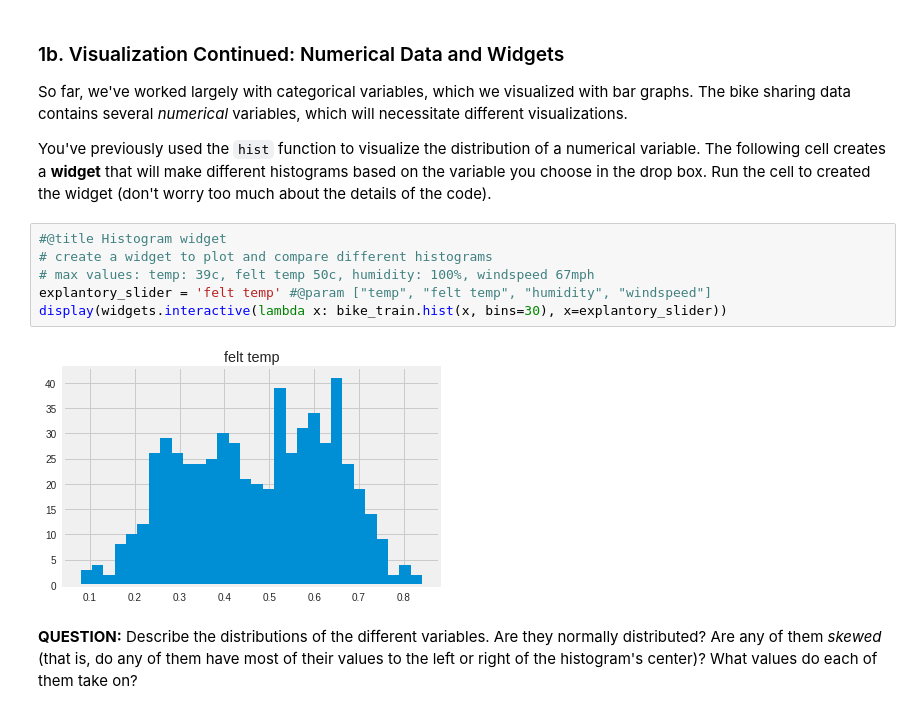
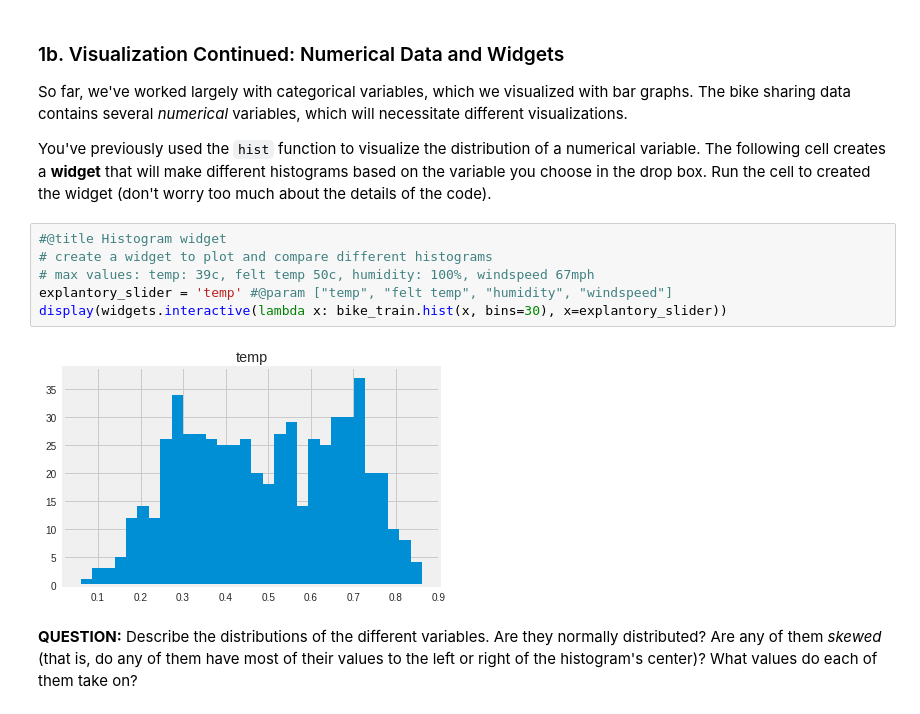
Before and after one commit to ruzbro/datascience, a Jupyter notebook: 03Linear_Regression_Models.ipynb, the cells around one changed output. Saved outputs shown, nothing was run; the diff lists cells and outputs as text.

```diff
--- a/03Linear_Regression_Models.ipynb
+++ b/03Linear_Regression_Models.ipynb
@@ -248,11 +253,11 @@ You've previously used the `hist` function to visualize the distribution of a nu
 # %%
 #@title Histogram widget
 # create a widget to plot and compare different histograms
 # max values: temp: 39c, felt temp 50c, humidity: 100%, windspeed 67mph
-explantory_slider = 'felt temp' #@param ["temp", "felt temp", "humidity", "windspeed"]
+explantory_slider = 'temp' #@param ["temp", "felt temp", "humidity", "windspeed"]
 display(widgets.interactive(lambda x: bike_train.hist(x, bins=30), x=explantory_slider))
 # %% [output]
-[figure, old version]
+[figure, new version]
 # %% [markdown]
 **QUESTION:** Describe the distributions of the different variables. Are they normally distributed? Are any of them *skewed* (that is, do any of them have most of their values to the left or right of the histogram's center)? What values do each of them take on?
 # %% [markdown]
```
Also changed, not shown: parts of 9 cells of this notebook.
